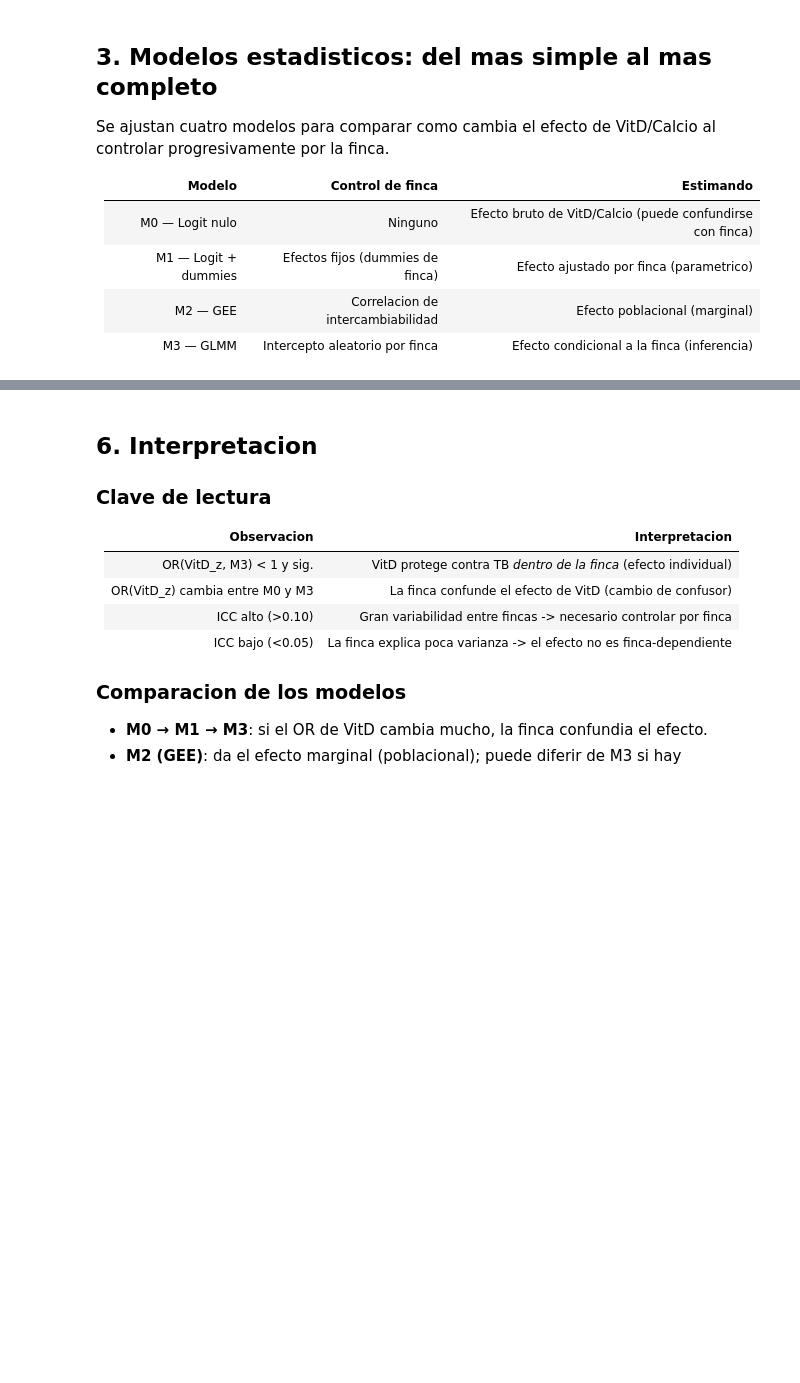
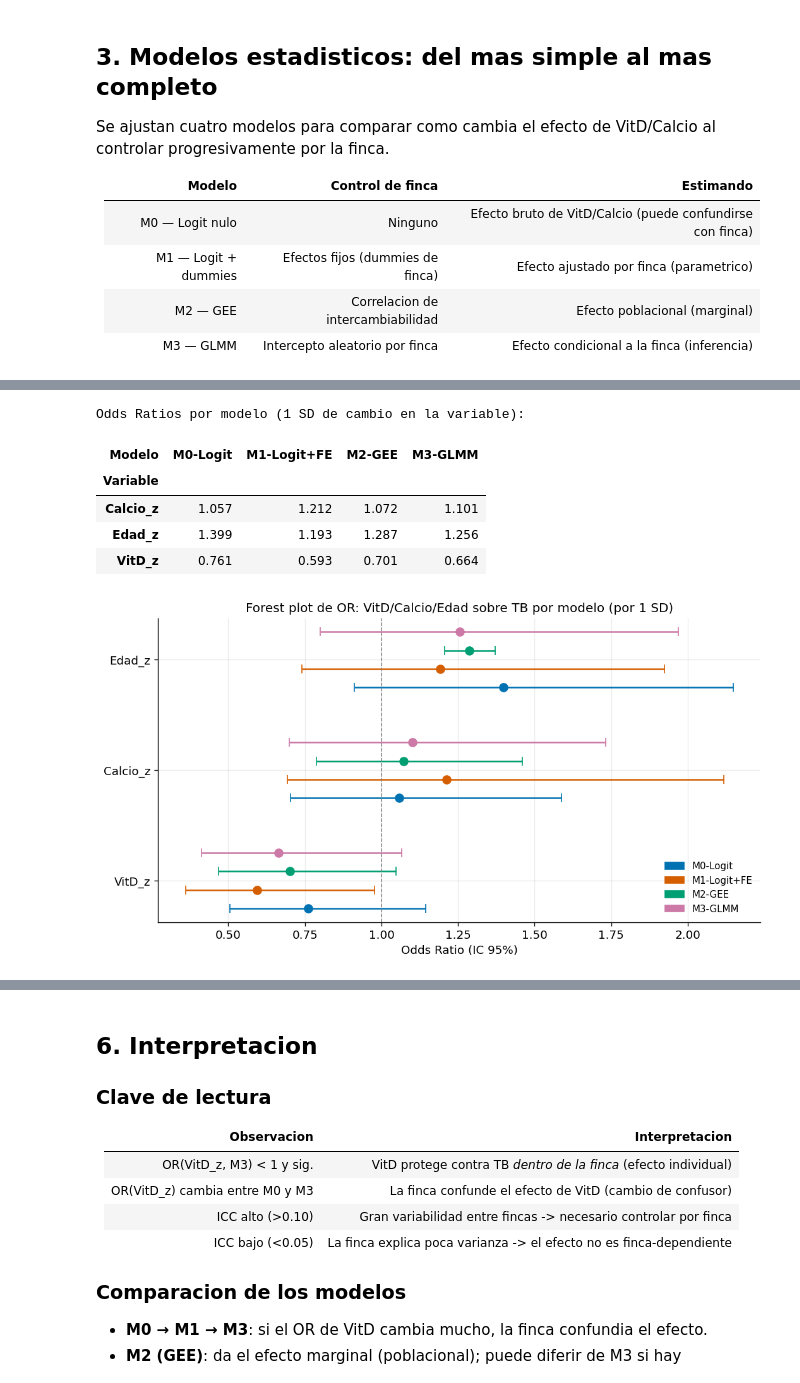
Before and after one commit to obarquero/Tuberculosis_VitD, a Jupyter notebook: analysis_completo/06b_GLMM_Intercepto_Aleatorio_Finca.ipynb, the cells around one changed output, grey strips where cells are left out. Cells and saved outputs as stored; diff of their text form; code cells hidden in the pictures; blank space fills up the shorter version.

```diff
--- a/analysis_completo/06b_GLMM_Intercepto_Aleatorio_Finca.ipynb
+++ b/analysis_completo/06b_GLMM_Intercepto_Aleatorio_Finca.ipynb
@@ -118,7 +133,7 @@ m2 = GEE.from_formula(
     data=d_std,
     family=Binomial(),
     cov_struct=Exchangeable(),
-).fit(disp=False)
+).fit()
 print("M2 — GEE (efecto marginal, intercambiabilidad)")
 print(m2.summary().tables[1])
 print()
@@ -192,35 +225,42 @@ if HAS_GLMM:
 all_or = pd.concat(frames, ignore_index=True)
 print("Odds Ratios por modelo (1 SD de cambio en la variable):")
 display(all_or.pivot_table(index="Variable", columns="Modelo",
                             values="OR").round(3))
 
 # Forest plot
 fig, ax = plt.subplots(figsize=(9, 5))
 n_models = len(frames)
 y_pos = np.arange(len(var_show))
 offsets = np.linspace(-0.25, 0.25, n_models)
 
 for j, (df_or, lbl, col) in enumerate(zip(frames, labels, colors_m)):
     for i, v in enumerate(var_show):
         row_v = df_or[df_or["Variable"] == v]
         if row_v.empty: continue
         r = row_v.iloc[0]
         ax.scatter(r.OR, y_pos[i] + offsets[j], color=col, s=60, zorder=5)
         ax.errorbar(r.OR, y_pos[i] + offsets[j],
                     xerr=[[r.OR - r.IC95_lo], [r.IC95_hi - r.OR]],
                     fmt="none", color=col, capsize=4, lw=1.5)
 
 ax.axvline(1, color="grey", lw=0.9, ls="--")
 ax.set_yticks(y_pos); ax.set_yticklabels(var_show)
 ax.set_xlabel("Odds Ratio (IC 95%)")
-ax.set_title("Forest plot de OR: VitD/Calcio/Edad sobre TB
-por modelo (por 1 SD)")
+ax.set_title("Forest plot de OR: VitD/Calcio/Edad sobre TB por modelo (por 1 SD)")
 legend_patches = [mpatches.Patch(color=c, label=l)
                   for c, l in zip(colors_m, labels)]
 ax.legend(handles=legend_patches, fontsize=9, loc="lower right")
 plt.tight_layout()
 plt.savefig("figures/fig_06b_forest_or.png", dpi=150, bbox_inches="tight")
 plt.show()
+# %% [output]
+Odds Ratios por modelo (1 SD de cambio en la variable):
+| Modelo | M0-Logit | M1-Logit+FE | M2-GEE | M3-GLMM |
+| Variable |  |  |  |  |
+| Calcio_z | 1.057 | 1.212 | 1.072 | 1.101 |
+| Edad_z | 1.399 | 1.193 | 1.287 | 1.256 |
+| VitD_z | 0.761 | 0.593 | 0.701 | 0.664 |
+[figure, added]
 # %%
 # Intraclass Correlation Coefficient (ICC): varianza explicada por finca
 # ICC = sigma2_finca / (sigma2_finca + pi^2/3)
```
Also changed, not shown: parts of 4 cells of this notebook.
